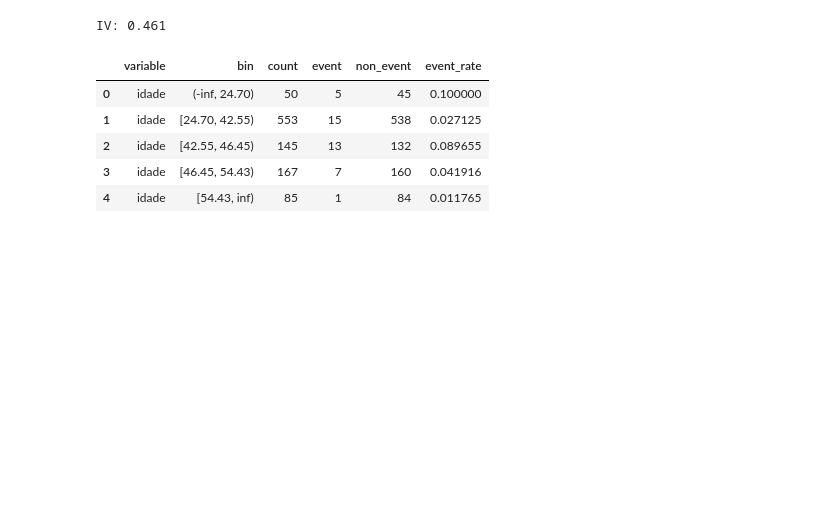
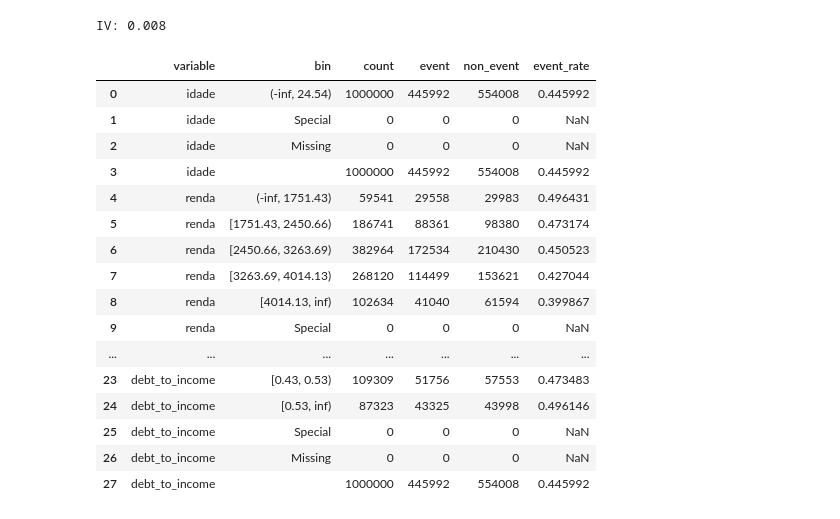
Before and after one commit to joaaomaia/NASABinning, a Jupyter notebook: notebooks/04_test_fit_with_optuna.ipynb, the cells around one changed output. Cells and saved outputs as stored; diff of their text form; code cells hidden in the pictures; blank space fills up the shorter version.

```diff
--- a/notebooks/04_test_fit_with_optuna.ipynb
+++ b/notebooks/04_test_fit_with_optuna.ipynb
@@ -42,28 +154,40 @@ df.head()
 # %%
 # usar NASABinner sem Optuna
 binner = NASABinner(
     strategy="supervised",
     max_bins=5,
-    min_event_rate_diff=0.03,
+    min_event_rate_diff=0.01,
     monotonic=None,
     use_optuna=False,
     check_stability=True
 )
 
-X = df[["idade", "renda", "score"]]
+# ainda nao consegue lidar com feature categorica
+X = df[["idade", "renda", "score", "debt_to_income"]]
 y = df["default_90d"]
 binner.fit(X, y, time_col="AnoMesReferencia")
 
 print("IV:", round(binner.iv_, 4))
-display(binner._bin_summary_.head())
+display(binner._bin_summary_.head(100))
 # %% [output]
-IV: 0.461
+IV: 0.008
 |  | variable | bin | count | event | non_event | event_rate |
-| 0 | idade | (-inf, 24.70) | 50 | 5 | 45 | 0.100000 |
-| 1 | idade | [24.70, 42.55) | 553 | 15 | 538 | 0.027125 |
-| 2 | idade | [42.55, 46.45) | 145 | 13 | 132 | 0.089655 |
-| 3 | idade | [46.45, 54.43) | 167 | 7 | 160 | 0.041916 |
-| 4 | idade | [54.43, inf) | 85 | 1 | 84 | 0.011765 |
+| 0 | idade | (-inf, 24.54) | 1000000 | 445992 | 554008 | 0.445992 |
+| 1 | idade | Special | 0 | 0 | 0 | NaN |
+| 2 | idade | Missing | 0 | 0 | 0 | NaN |
+| 3 | idade |  | 1000000 | 445992 | 554008 | 0.445992 |
+| 4 | renda | (-inf, 1751.43) | 59541 | 29558 | 29983 | 0.496431 |
+| 5 | renda | [1751.43, 2450.66) | 186741 | 88361 | 98380 | 0.473174 |
+| 6 | renda | [2450.66, 3263.69) | 382964 | 172534 | 210430 | 0.450523 |
+| 7 | renda | [3263.69, 4014.13) | 268120 | 114499 | 153621 | 0.427044 |
+| 8 | renda | [4014.13, inf) | 102634 | 41040 | 61594 | 0.399867 |
+| 9 | renda | Special | 0 | 0 | 0 | NaN |
+| ... | ... | ... | ... | ... | ... | ... |
+| 23 | debt_to_income | [0.43, 0.53) | 109309 | 51756 | 57553 | 0.473483 |
+| 24 | debt_to_income | [0.53, inf) | 87323 | 43325 | 43998 | 0.496146 |
+| 25 | debt_to_income | Special | 0 | 0 | 0 | NaN |
+| 26 | debt_to_income | Missing | 0 | 0 | 0 | NaN |
+| 27 | debt_to_income |  | 1000000 | 445992 | 554008 | 0.445992 |
 # %%
 # calcular pivot (já inclui a coluna AnoMesReferencia em X)
 pivot = binner.stability_over_time(
```
Also changed, not shown: parts of 3 cells of this notebook, 1 other file.
